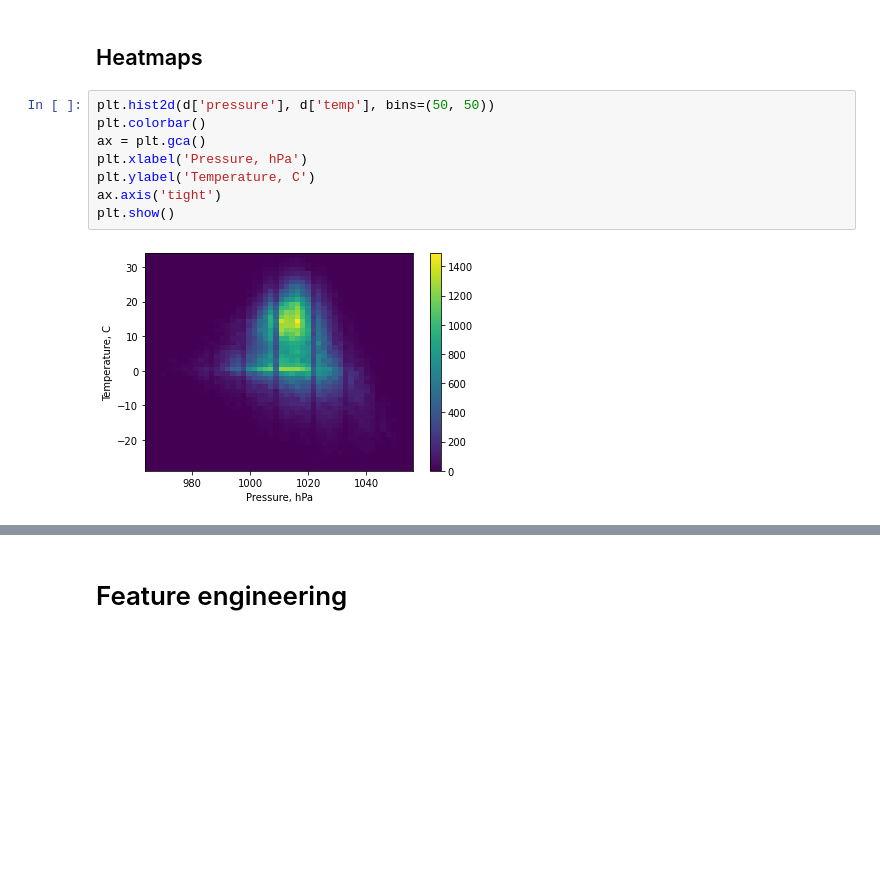
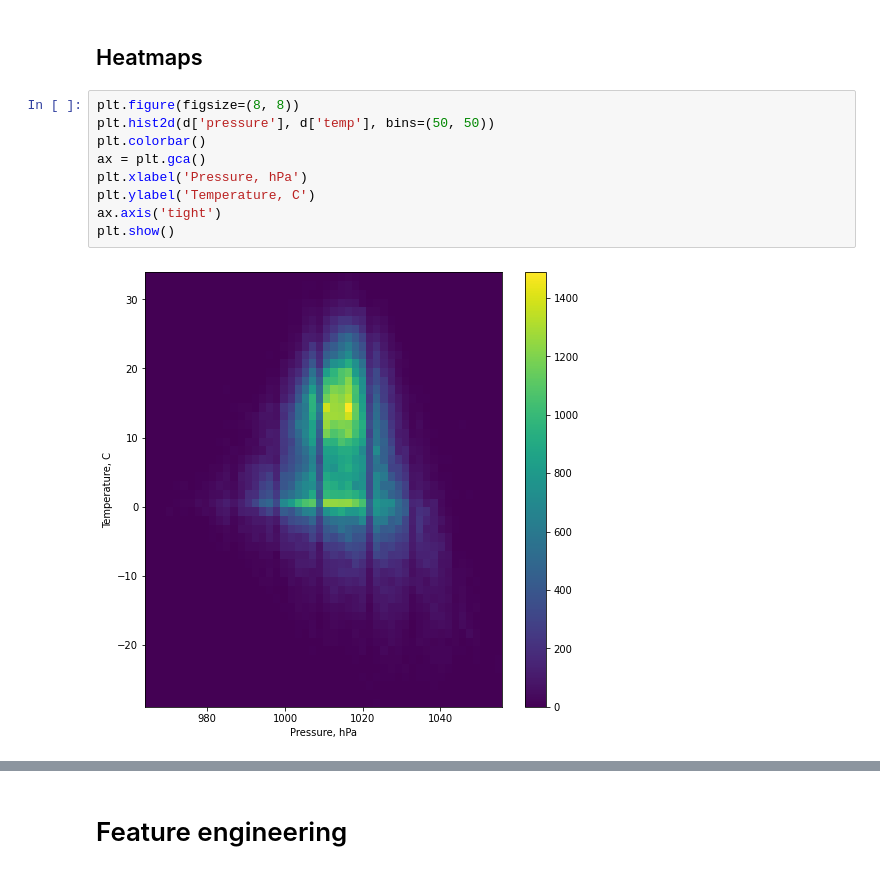
Before and after one commit to Eligijus112/Vilnius-weather-LSTM, a Jupyter notebook: weather-analysis.ipynb, the cells around one changed output, grey strips where cells are left out. Cells and saved outputs as stored; diff of their text form; blank space fills up the shorter version.

```diff
--- a/weather-analysis.ipynb
+++ b/weather-analysis.ipynb
@@ -196,13 +235,14 @@ plt.show()
 # %% [markdown]
 ## Heatmaps
 # %%
+plt.figure(figsize=(8, 8))
 plt.hist2d(d['pressure'], d['temp'], bins=(50, 50))
 plt.colorbar()
 ax = plt.gca()
 plt.xlabel('Pressure, hPa')
 plt.ylabel('Temperature, C')
 ax.axis('tight')
 plt.show()
 # %% [output]
-[figure, old version]
+[figure, new version]
 # %%
```
Also changed, not shown: parts of 33 cells of this notebook.
